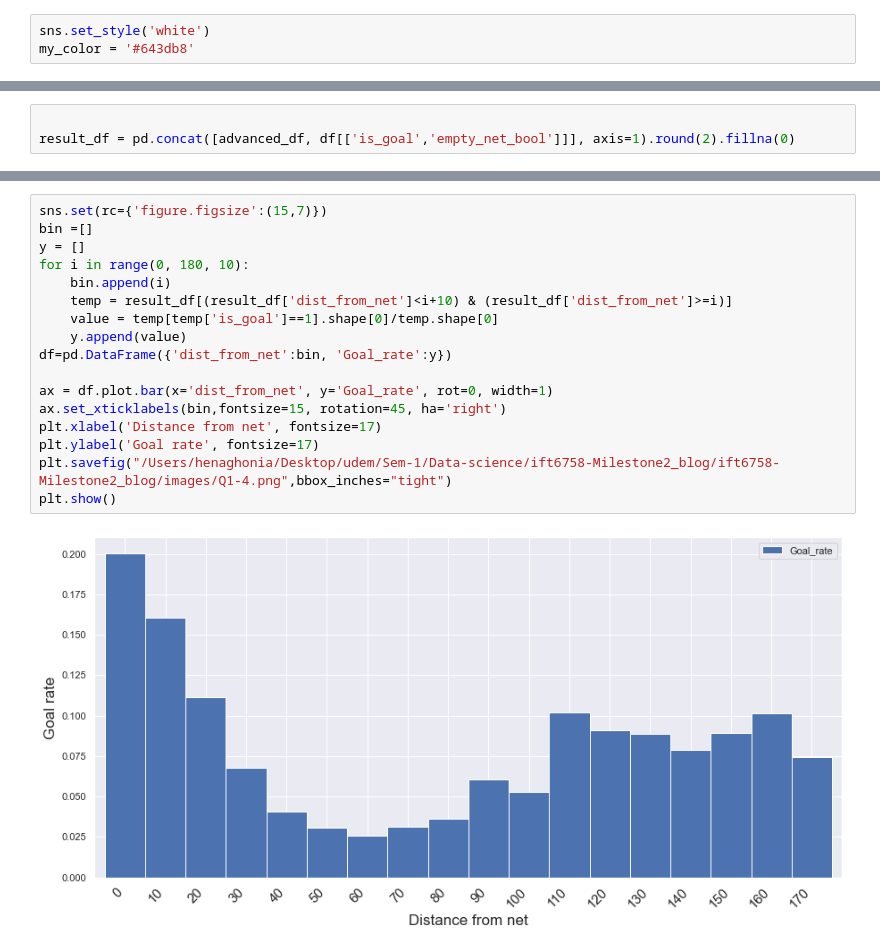
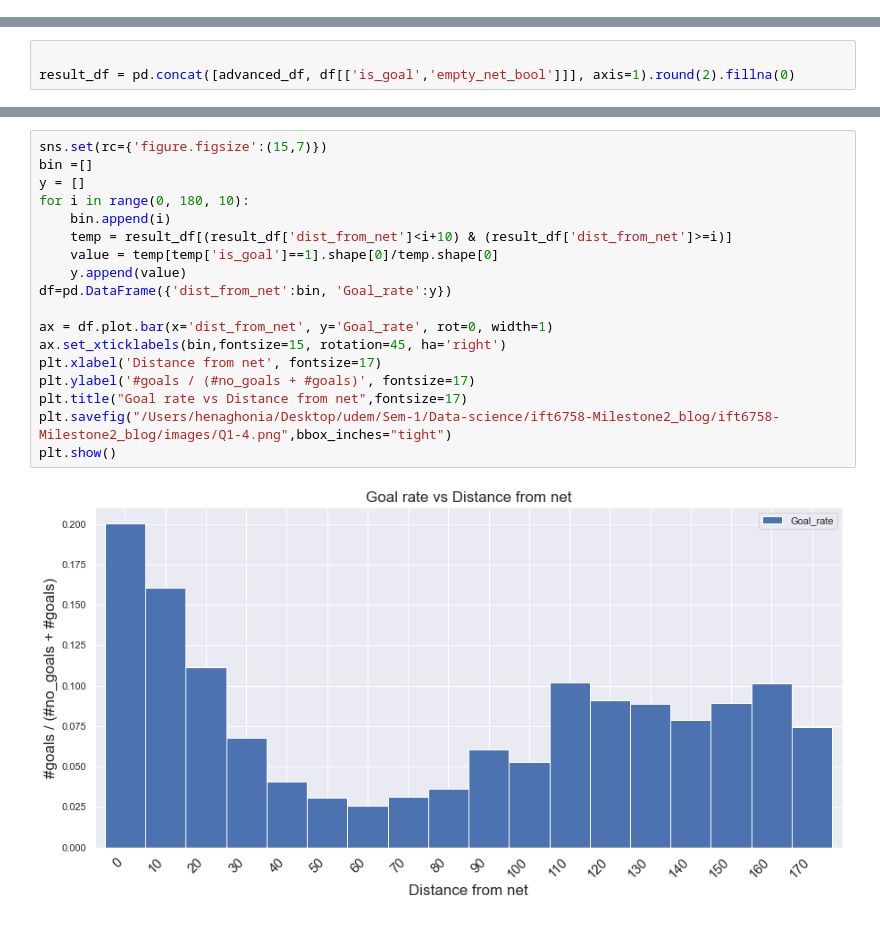
Before and after one commit to DS-IFT6750-project-collaboration/Hockey-all-star-analytics, a Jupyter notebook: Milestone2_Feature engineering(Q2,Q3).ipynb, the cells around one changed output, grey strips where cells are left out. Drawn from its saved outputs; the diff is of its cells as text.

```diff
--- a/Milestone2_Feature engineering(Q2,Q3).ipynb
+++ b/Milestone2_Feature engineering(Q2,Q3).ipynb
@@ -441,6 +354,3 @@ plt.show()
-# %%
-sns.set_style('white')
-my_color = '#643db8'
 # %%
 sns.set(rc={'figure.figsize':(20,20)})
 ax = sns.jointplot(data=result_df, x="dist_from_net", y="angle_from_net")
@@ -505,22 +416,23 @@ plt.show()
 # %%
 sns.set(rc={'figure.figsize':(15,7)})
 bin =[]
 y = []
 for i in range(0, 180, 10):
     bin.append(i)
     temp = result_df[(result_df['dist_from_net']<i+10) & (result_df['dist_from_net']>=i)]
     value = temp[temp['is_goal']==1].shape[0]/temp.shape[0]
     y.append(value)
 df=pd.DataFrame({'dist_from_net':bin, 'Goal_rate':y})
 
 ax = df.plot.bar(x='dist_from_net', y='Goal_rate', rot=0, width=1)
 ax.set_xticklabels(bin,fontsize=15, rotation=45, ha='right')
 plt.xlabel('Distance from net', fontsize=17)
-plt.ylabel('Goal rate', fontsize=17)
+plt.ylabel('#goals / (#no_goals + #goals)', fontsize=17)
+plt.title("Goal rate vs Distance from net",fontsize=17)
 plt.savefig("/Users/henaghonia/Desktop/udem/Sem-1/Data-science/ift6758-Milestone2_blog/ift6758-Milestone2_blog/images/Q1-4.png",bbox_inches="tight")
 plt.show()
 # %% [output]
-[figure, old version]
+[figure, new version]
 # %%
 sns.set(rc={'figure.figsize':(15,7)})
 bin =[]
```
Also changed, not shown: parts of 18 cells of this notebook, 1 other file.
